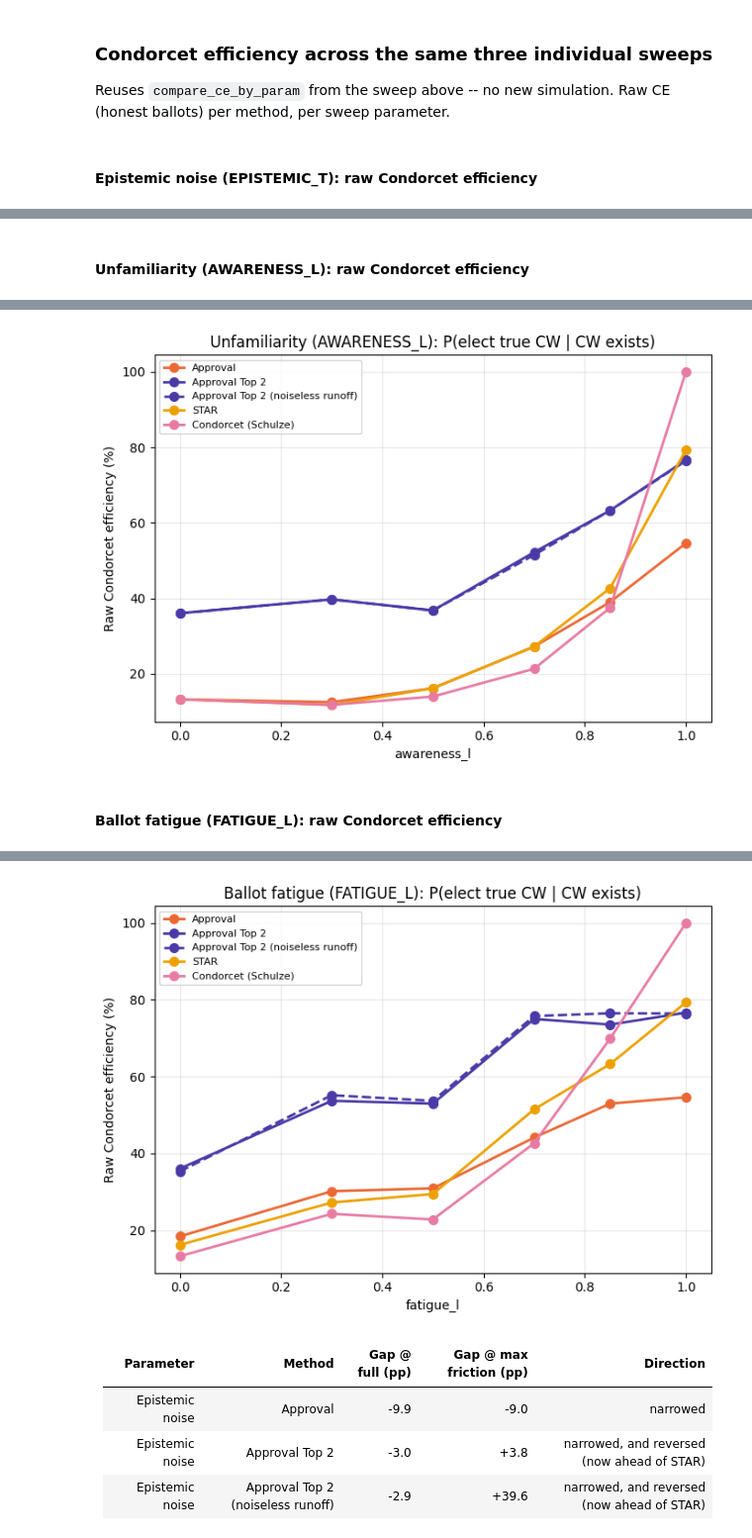
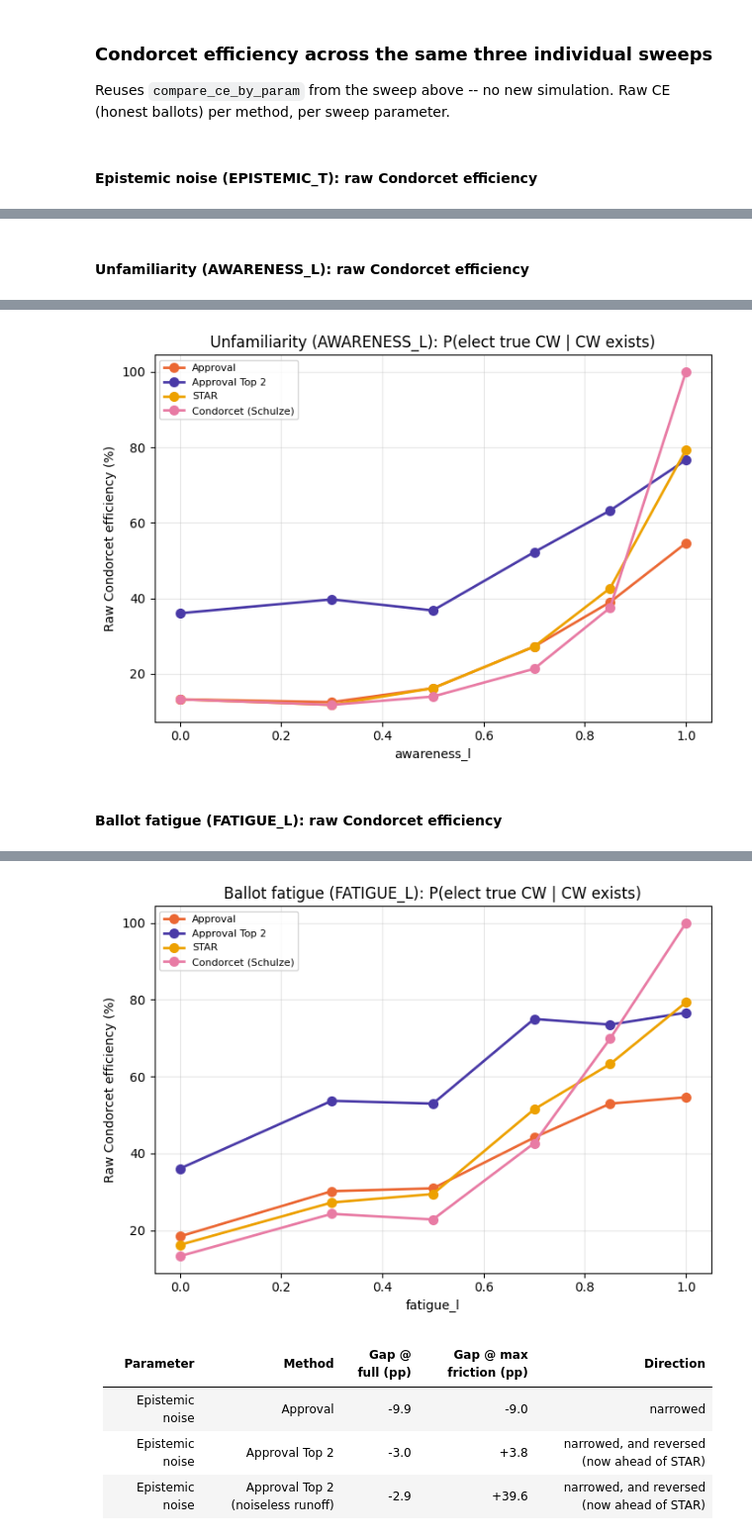
Before and after one commit to eigentaylor/vse-sim, a Jupyter notebook: notebooks/vse_simulation.ipynb, the cells around one changed output, grey strips where cells are left out. Shown at 99% size. Drawn from its saved outputs; the diff is of its cells as text; code cells hidden in the pictures.

```diff
--- a/notebooks/vse_simulation.ipynb
+++ b/notebooks/vse_simulation.ipynb
@@ -3016,8 +3016,16 @@ for sweep_param, param_title in [
     ("fatigue_l", "Ballot fatigue (FATIGUE_L)"),
 ]:
     display(Markdown(f"#### {param_title}"))
-    comparison_table(compare_by_param[sweep_param], COMPARE_LABELS, sweep_param)
-    comparison_chart(compare_by_param[sweep_param], COMPARE_LABELS, sweep_param,
+    # "Approval Top 2 (noiseless runoff)" only differs from plain "Approval Top 2" when the
+    # PRIMARY's own epistemic noise varies -- the runoff already assumes full awareness by
+    # default regardless (see Top2Base._runoff_electorate), so degrading awareness_l/fatigue_l
+    # alone doesn't touch either method's runoff at all, making them functionally identical
+    # (up to tie-break RNG noise) on those two sweeps. Omit the redundant line there.
+    _compare_labels_here = COMPARE_LABELS if sweep_param == "epistemic_t" else [
+        l for l in COMPARE_LABELS if l != "Approval Top 2 (noiseless runoff)"
+    ]
+    comparison_table(compare_by_param[sweep_param], _compare_labels_here, sweep_param)
+    comparison_chart(compare_by_param[sweep_param], _compare_labels_here, sweep_param,
                       baseline_label="STAR", title=f"{param_title}: honest VSE")
 # %% [output]
 #### Epistemic noise (EPISTEMIC_T)
@@ -3059,11 +3065,17 @@ for sweep_param, param_title in [
     ("fatigue_l", "Ballot fatigue (FATIGUE_L)"),
 ]:
     display(Markdown(f"#### {param_title}: raw Condorcet efficiency"))
+    # Same omission as the VSE version of this sweep above: "Approval Top 2 (noiseless runoff)"
+    # is functionally identical to plain "Approval Top 2" whenever the primary's own epistemic
+    # noise isn't what's varying -- see the comment in the VSE-chart cell for why.
+    _compare_labels_here = COMPARE_LABELS if sweep_param == "epistemic_t" else [
+        l for l in COMPARE_LABELS if l != "Approval Top 2 (noiseless runoff)"
+    ]
     ce_by_value = compare_ce_by_param[sweep_param]
     values = sorted(ce_by_value)
     header = ["Method"] + [f"{sweep_param}={v:.2f}" for v in values]
     lines = ["| " + " | ".join(header) + " |", "|" + "---|" * len(header)]
-    for label in COMPARE_LABELS:
+    for label in _compare_labels_here:
         row = [label]
         for v in values:
             ce = ce_by_value[v].get((label, "honBallot"))
@@ -3072,7 +3084,7 @@ for sweep_param, param_title in [
     display(Markdown("\n".join(lines)))
 
     fig, ax = plt.subplots(figsize=(7, 5))
-    for label in COMPARE_LABELS:
+    for label in _compare_labels_here:
         ces = [ce_by_value[v].get((label, "honBallot"), float("nan")) * 100 for v in values]
         ax.plot(values, ces, marker="o", markersize=7, linewidth=2,
                 color=METHOD_COLORS.get(label), linestyle=METHOD_LINESTYLES.get(label, "-"), label=label)
@@ -3102,6 +3113,6 @@ for sweep_param, param_title in [
 | STAR | 13.2% | 11.8% | 16.2% | 27.2% | 42.6% | 79.3% |
 | Condorcet (Schulze) | 13.2% | 11.8% | 14.0% | 21.3% | 37.5% | 100.0% |
-[figure, old version]
+[figure, new version]
 #### Ballot fatigue (FATIGUE_L): raw Condorcet efficiency
 | Method | fatigue_l=0.00 | fatigue_l=0.30 | fatigue_l=0.50 | fatigue_l=0.70 | fatigue_l=0.85 | fatigue_l=1.00 |
 |---|---|---|---|---|---|---|
@@ -3111,6 +3121,6 @@ for sweep_param, param_title in [
 | STAR | 16.2% | 27.2% | 29.4% | 51.5% | 63.2% | 79.3% |
 | Condorcet (Schulze) | 13.2% | 24.3% | 22.8% | 42.6% | 69.9% | 100.0% |
-[figure, old version]
+[figure, new version]
 # %%
 # Plain-language readout: does each Approval flavor's gap to STAR shrink, hold, or reverse?
 _narrowing_lines = [
```
Also changed, not shown: parts of 3 cells of this notebook.
